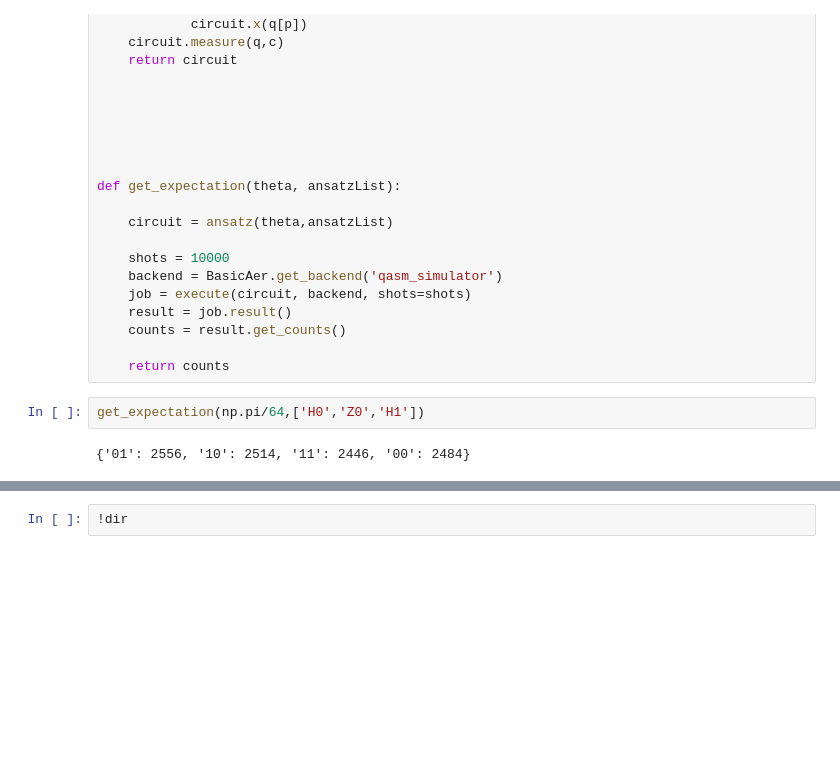
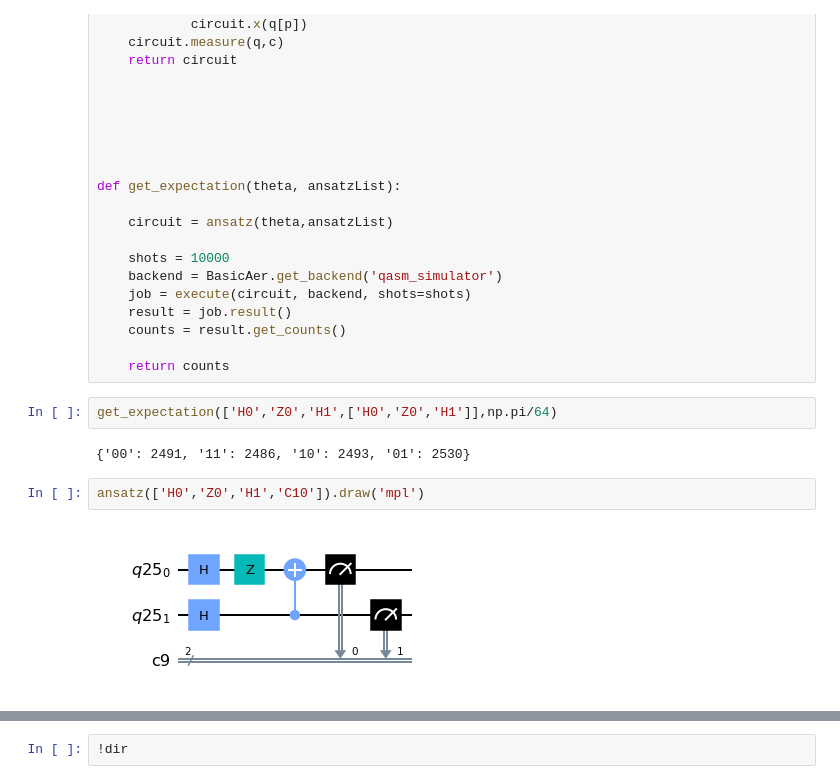
Before and after one commit to halfspin-qc/QCHack2021Repo, a Jupyter notebook: Untitled.ipynb, the cells around one changed output, grey strips where cells are left out. Saved outputs shown, nothing was run; the diff lists cells and outputs as text; blank space fills up the shorter version.

```diff
--- a/Untitled.ipynb
+++ b/Untitled.ipynb
@@ -58,9 +58,13 @@ def get_expectation(theta, ansatzList):
 
     return counts
 # %%
-get_expectation(np.pi/64,['H0','Z0','H1'])
+get_expectation(['H0','Z0','H1',['H0','Z0','H1']],np.pi/64)
 # %% [output]
-{'01': 2556, '10': 2514, '11': 2446, '00': 2484}
+{'00': 2491, '11': 2486, '10': 2493, '01': 2530}
+# %%
+ansatz(['H0','Z0','H1','C10']).draw('mpl')
+# %% [output]
+[figure, added]
 # %%
 from qiskit.visualization import plot_histogram, plot_bloch_multivector
 
```
Also changed, not shown: parts of 2 cells of this notebook, 4 other files.
